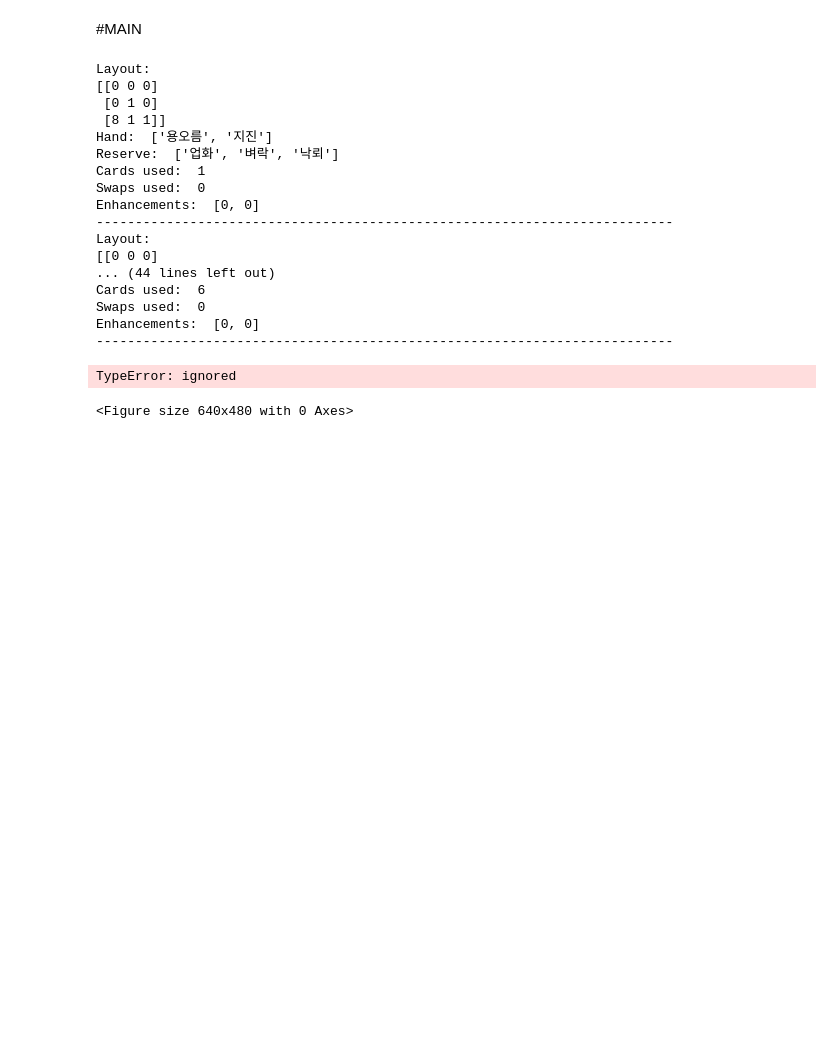
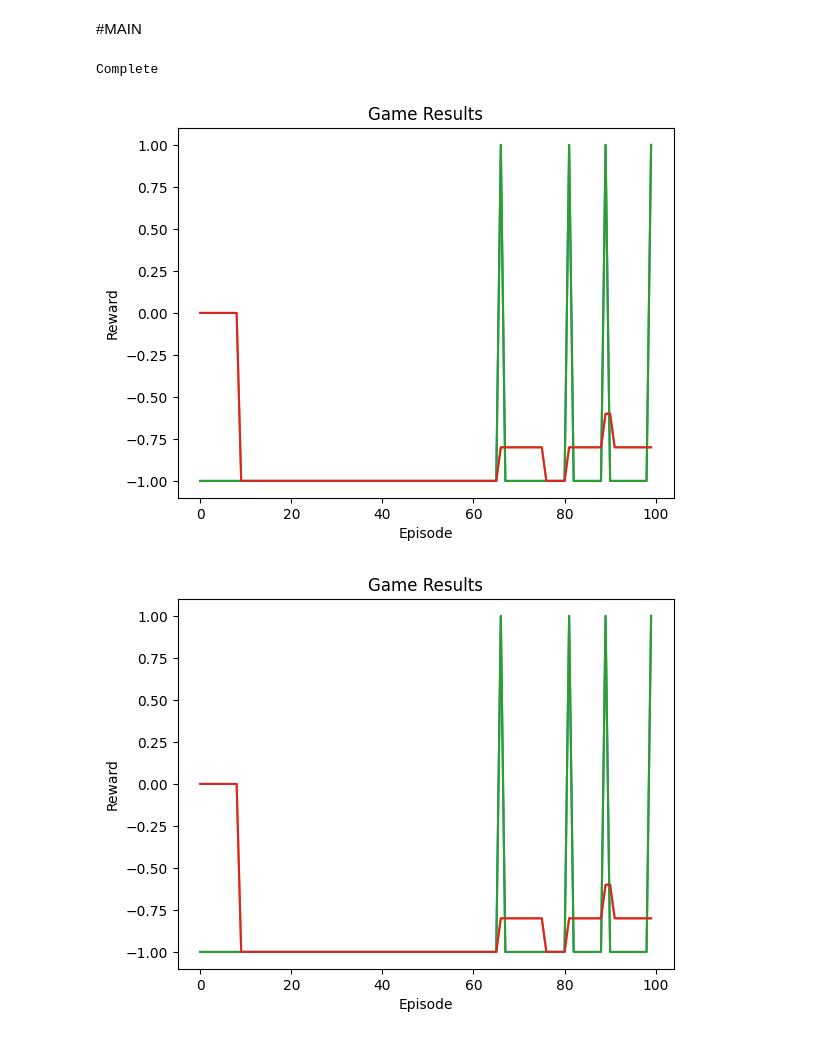
Before and after one commit to salixkang/COSE474_Final, a Jupyter notebook: Final_Project_2018320223_강승모.ipynb, the cells around one changed output. Saved outputs shown, nothing was run; the diff lists cells and outputs as text; code cells hidden in the pictures; blank space fills up the shorter version.

```diff
--- a/Final_Project_2018320223_강승모.ipynb
+++ b/Final_Project_2018320223_강승모.ipynb
@@ -529,13 +538,14 @@ class DQNAgent:
 
         if sample <= eps_threshold:
             # Explore: 무작위 행동을 취함
-            action_type, x, y = random.choice(env.action_space)  # 카드 사용 또는 교체 중 선택
+            return torch.tensor([[random.randint(0, len(env.action_space) - 1)]], device=device, dtype=torch.long)
         else:
             # Exploit: 신경망을 사용하여 행동을 선택함
-            q_values = self.policy_net(state)
-            action_type, x, y = env.action_space[torch.argmax(q_values).item()]
-
-        return (action_type, x, y)
+            with torch.no_grad():
+                # t.max(1) will return the largest column value of each row.
+                # second column on max result is index of where max element was
+                # found, so we pick action with the larger expected reward.
+                return self.policy_net(state).max(1)[1].view(1, 1)
 
     def train(self):
         if len(self.memory) < self.batch_size:
@@ -553,7 +563,6 @@ class DQNAgent:
         state_batch = torch.cat(batch.state)
         action_batch = torch.cat(batch.action)
         reward_batch = torch.cat(batch.reward)
-
 
         # Compute Q(s_t, a) - the model computes Q(s_t), then we select the
         # columns of actions taken. These are the actions which would've been taken
@@ -662,34 +677,26 @@ def train_dqn(env, agent):
 # %% [markdown]
 #MAIN
 # %%
-env = TileGameEnv(layout=level0, max_card_usage=5, max_swap=2)  # TileGameEnv 인스턴스화
+env = TileGameEnv(layout=level1, max_card_usage=7, max_swap=2)  # TileGameEnv 인스턴스화
 
 # 환경 및 에이전트 초기화
 n_observations = len(env.reset())  # 환경으로부터 얻은 상태 크기
 n_actions = len(env.action_space)  # 사용할 수 있는 카드 행동 유형의 수
 
 BATCH_SIZE = 128
 
 agent = DQNAgent(n_observations, n_actions, BATCH_SIZE)
+file_name = 'model_checkpoint.pth'  # 검사할 파일 이름
+
+if os.path.isfile(file_name):
+    print("yes")
+    checkpoint = torch.load('model_checkpoint.pth')
+    agent.policy_net.load_state_dict(checkpoint['policy_model_state_dict'])
+    agent.target_net.load_state_dict(checkpoint['target_model_state_dict'])
+    agent.optimizer.load_state_dict(checkpoint['optimizer_state_dict'])
 # DQN 학습 시작
 train_dqn(env, agent)
 # %% [output]
-Layout:
-[[0 0 0]
- [0 1 0]
- [8 1 1]]
-Hand:  ['용오름', '지진']
-Reserve:  ['업화', '벼락', '낙뢰']
-Cards used:  1
-Swaps used:  0
-Enhancements:  [0, 0]
---------------------------------------------------------------------------
-Layout:
-[[0 0 0]
-... (44 lines left out)
-Cards used:  6
-Swaps used:  0
-Enhancements:  [0, 0]
---------------------------------------------------------------------------
+Complete
-TypeError: ignored
-<Figure size 640x480 with 0 Axes>
+[figure, added]
+[figure, added]
```
Also changed, not shown: parts of 3 cells of this notebook.
